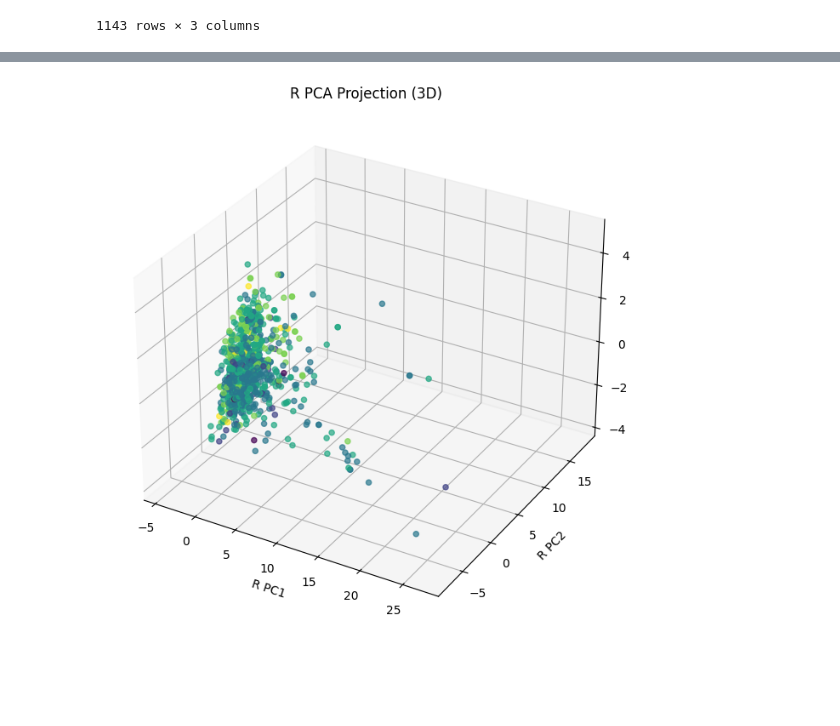
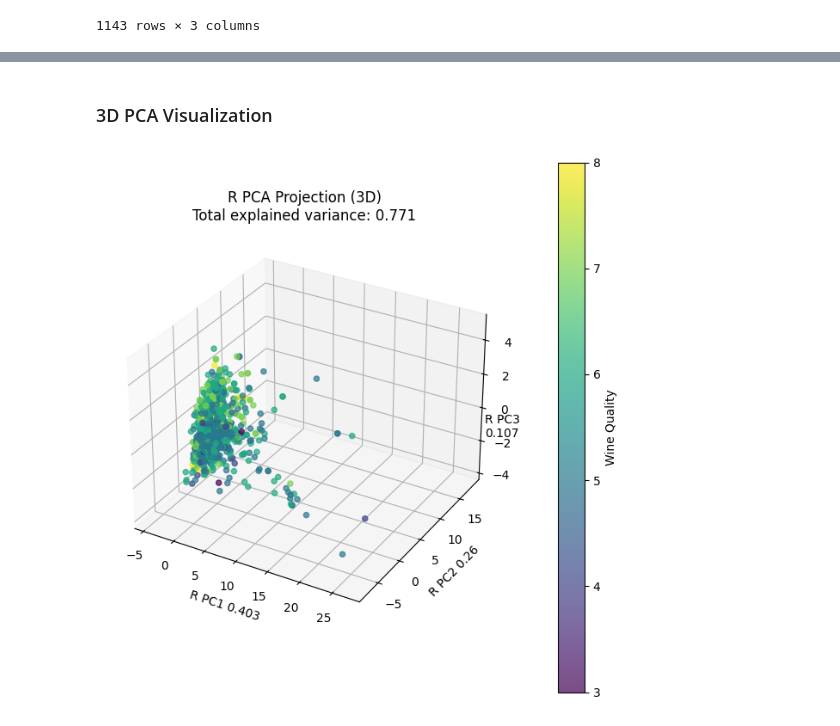
Before and after one commit to Leop-SR/Intrinsic-vs-Projected-Neighbors, a Jupyter notebook: notebooks/03_pca_geometry.ipynb, the cells around one changed output, grey strips where cells are left out. Cells and saved outputs as stored; diff of their text form; code cells hidden in the pictures; blank space fills up the shorter version.

```diff
--- a/notebooks/03_pca_geometry.ipynb
+++ b/notebooks/03_pca_geometry.ipynb
@@ -25,5 +26,5 @@ pca_2d_std = PCA(n_components=2)
 # %% [markdown]
 To analyze the geometric behavior or PCA, we define first a PCA transformation with two principal components. This allow us to study how the original feature space is projected onto a lower-dimensional orthogonal subespace.
 # %%
-pca_2d_rob.fit(df_robust_scaled)
-pca_2d_std.fit(df_standard_scaled)
+pca_2d_rob, rob_data_2d = fit_pca(df_robust_scaled,n_components)
+pca_2d_std, std_data_2d = fit_pca(df_standard_scaled,n_components)
@@ -138,10 +117,8 @@ Despite this reduction in explained variance, the projection appears more spatia
 # %%
-pca_3d_rob = PCA(n_components=3)
-pca_3d_std = PCA(n_components=3)
-df_rob_pca_3d = pca_3d_rob.fit_transform(df_robust_scaled)
-df_std_pca_3d = pca_3d_std.fit_transform(df_standard_scaled)
-rob_data_3d = pd.DataFrame(df_rob_pca_3d, columns=['R PC1','R PC2','R PC3'])
-std_data_3d = pd.DataFrame(df_std_pca_3d, columns=['Z PC1', 'Z PC2', 'Z PC3'])
+pca_3d_rob, rob_data_3d = fit_pca(df_robust_scaled,3)
+pca_3d_std, std_data_3d = fit_pca(df_standard_scaled,3)
+rob_data_3d = pd.DataFrame(rob_data_3d, columns=['R PC1','R PC2','R PC3'])
+std_data_3d = pd.DataFrame(std_data_3d, columns=['Z PC1', 'Z PC2', 'Z PC3'])
 std_data_3d
 # %% [output]
 |  | Z PC1 | Z PC2 | Z PC3 |
@@ -177,14 +169,18 @@ loadings_rob_3d
+# %% [markdown]
+### 3D PCA Visualization
 # %%
 from mpl_toolkits.mplot3d import Axes3D
-
+r_variances_3d, c_var_3dr =explained_variance(pca_3d_rob)
 fig = plt.figure(figsize=(8, 8))
 ax = fig.add_subplot(111, projection='3d')
 scatter = ax.scatter(rob_data_3d['R PC1'], rob_data_3d['R PC2'], rob_data_3d['R PC3'], c=quality, alpha=0.7)
-ax.set_xlabel('R PC1')
-ax.set_ylabel('R PC2')
-ax.set_zlabel('R PC3')
-plt.title('R PCA Projection (3D)')
+ax.set_xlabel(f'R PC1 {r_variances_3d[0].round(3)}')
+ax.set_ylabel(f'R PC2 {r_variances_3d[1].round(3)}')
+ax.text2D(0.95,0.475,f"R PC3\n{r_variances_3d[2].round(3)}", transform=ax.transAxes)
+cbar = fig.colorbar(scatter,ax=ax,pad=0.1)
+cbar.set_label("Wine Quality")
+plt.title(f'R PCA Projection (3D)\nTotal explained variance: {c_var_3dr.round(3)}')
 plt.show()
 # %% [output]
-[figure, old version]
+[figure, new version]
 # %%
```
Also changed, not shown: parts of 17 cells of this notebook, 1 other file.
